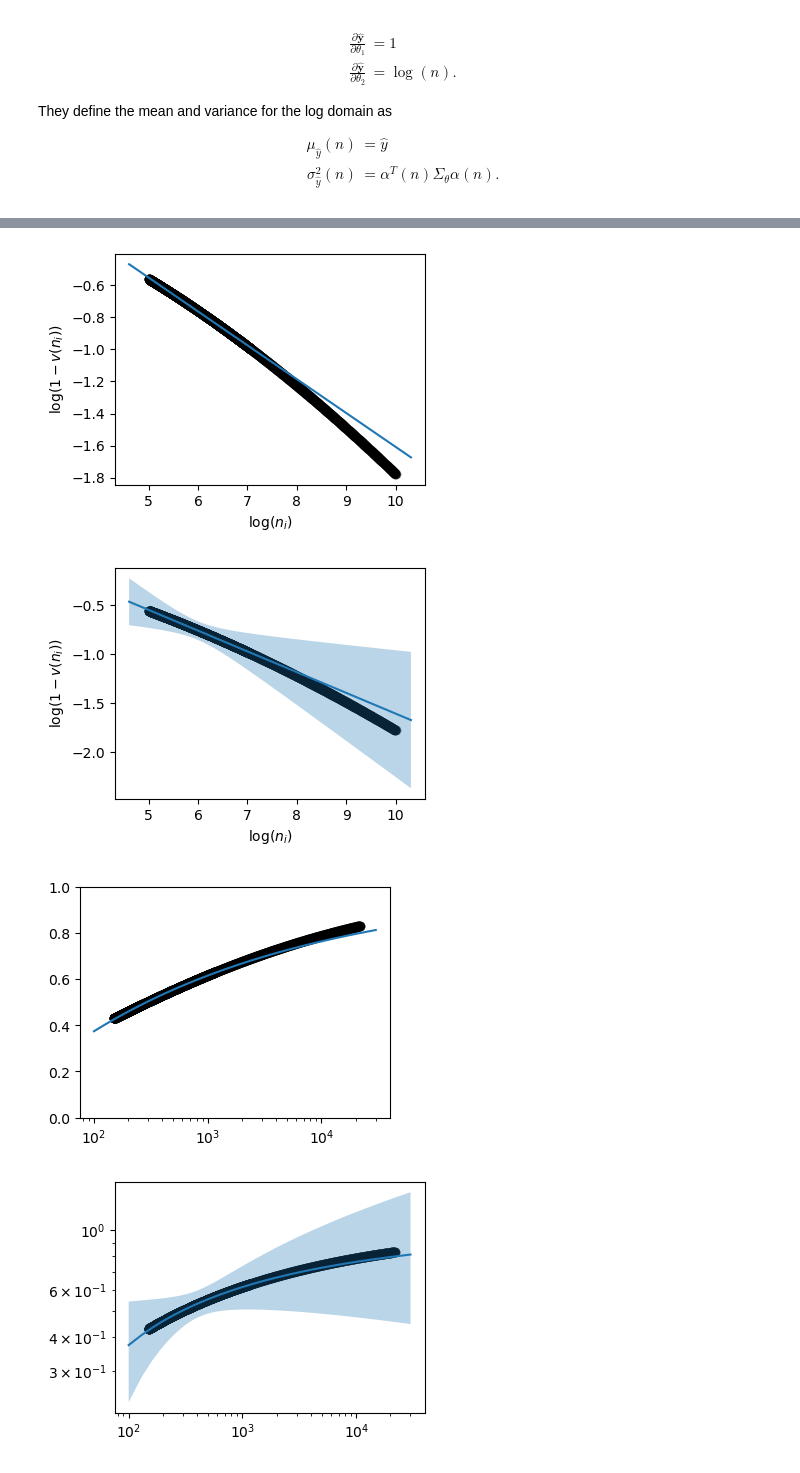
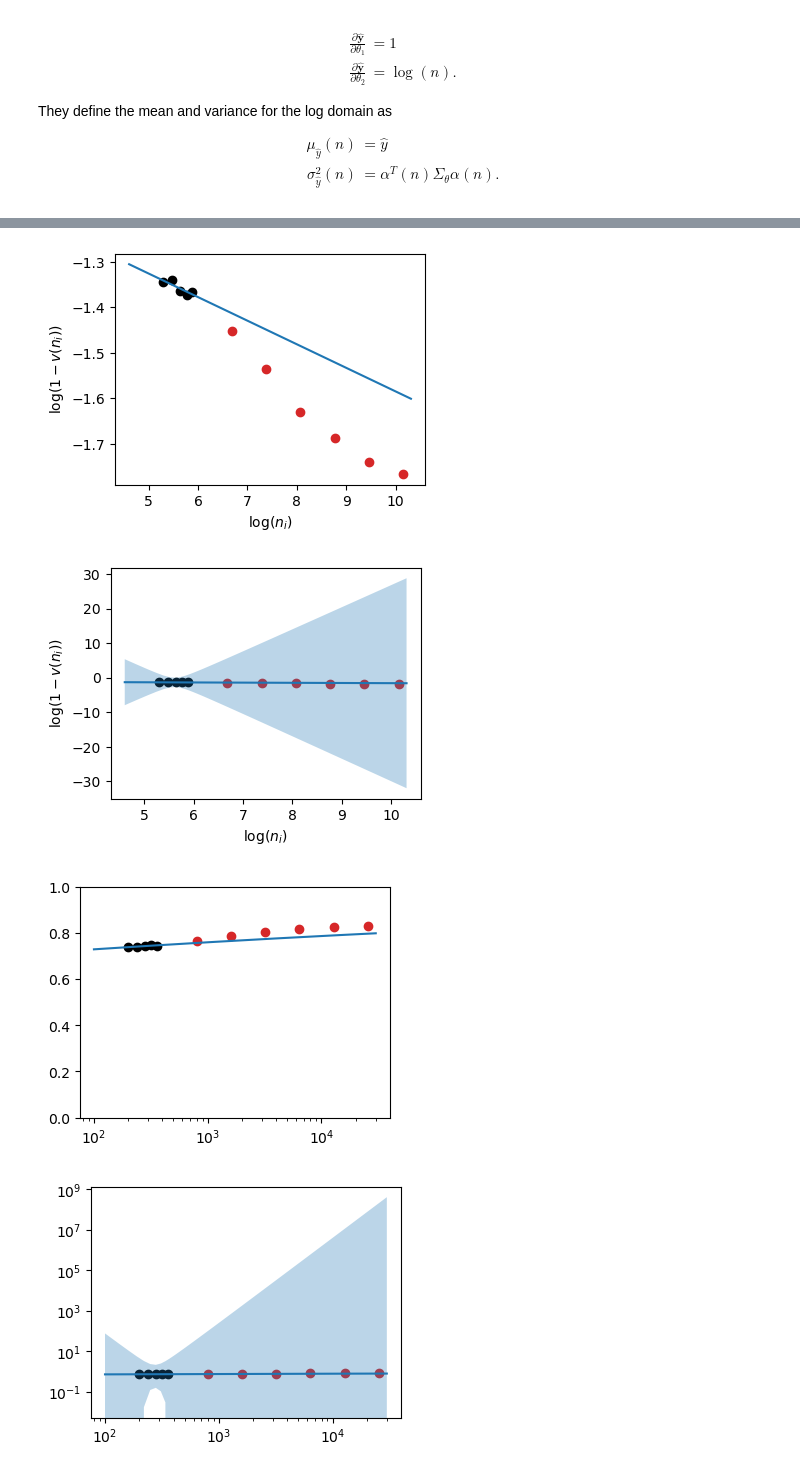
Before and after one commit to tufts-ml/extrapolating-classifier-accuracy-to-larger-datasets, a Jupyter notebook: notebooks/previous_methods.ipynb, the cells around one changed output, grey strips where cells are left out. Cells and saved outputs as stored; diff of their text form; code cells hidden in the pictures.

```diff
--- a/notebooks/previous_methods.ipynb
+++ b/notebooks/previous_methods.ipynb
@@ -59,9 +59,11 @@ They define the mean and variance for the log domain as
 # %%
 X = [200, 240, 280, 320, 360, 800, 1600, 3200, 6400, 12800, 25600]
 y = [0.7394, 0.7379, 0.7443, 0.7464, 0.7449, 0.7660, 0.7845, 0.8041, 0.8148, 0.8245, 0.8291]
-# For an example where both Xs and ys fall on a log scale use uncomment X and y below
-X = np.exp(np.logspace(0.7, 1, 2000))
-y = 1-np.exp(-np.logspace(-0.25, 0.25, 2000))
+n_training_samples = 5
+# For an example where both Xs and ys fall on a log scale uncomment X, y, and n_training_samples below
+#X = np.exp(np.logspace(0.7, 1, 2000))
+#y = 1-np.exp(-np.logspace(-0.25, 0.25, 2000))
+#n_training_samples = 1000
 fig, ax = plt.subplots(ncols=1, nrows=1, figsize=(4, 3))
 ax.scatter(X, y, color='black')
 fig.show()
@@ -89,14 +90,14 @@ alphas = np.array([[[1], [x]] for x in log_samples])
 y_means = np.array([float(alpha.T@thetas) for alpha in alphas])
 # Plot mean prediction
 fig, ax = plt.subplots(ncols=1, nrows=1, figsize=(4, 3))
-ax.scatter(X_train[:,1], y_train, color='black', alpha=1.0)
-ax.scatter(X_test[:,1], y_test, color='black', alpha=0.3)
+ax.scatter(X_train[:,1], y_train, color='black')
+ax.scatter(X_test[:,1], y_test, color='#d62728')
 ax.plot(log_samples, y_means)
 ax.set_xlabel(r'$\log(n_i)$')
 ax.set_ylabel(r'$\log(1-v(n_i))$')
 fig.show()
 # %% [output]
-[figure, old version]
+[figure, new version]
 # %%
 # Calculate Jacobian and Sigma
 J = np.array([[1, x] for x in X_train[:,1]])
@@ -106,40 +107,40 @@ y_lowers = y_means-(3*np.sqrt(y_sigmas))
 y_uppers = y_means+(3*np.sqrt(y_sigmas))
 # Plot uncertainty
 fig, ax = plt.subplots(ncols=1, nrows=1, figsize=(4, 3))
-ax.scatter(X_train[:,1], y_train, color='black', alpha=1.0)
-ax.scatter(X_test[:,1], y_test, color='black', alpha=0.3)
+ax.scatter(X_train[:,1], y_train, color='black')
+ax.scatter(X_test[:,1], y_test, color='#d62728')
 ax.plot(log_samples, y_means)
 ax.fill_between(log_samples, y_lowers, y_uppers, alpha=0.3)
 ax.set_xlabel(r'$\log(n_i)$')
 ax.set_ylabel(r'$\log(1-v(n_i))$')
 fig.show()
 # %% [output]
-[figure, old version]
+[figure, new version]
 # %%
 means = [norm(loc=y_mean, scale=np.sqrt(y_sigma)).mean() for y_mean, y_sigma in zip(y_means, y_sigmas)]
 # Plot uncertainty
 fig, ax = plt.subplots(ncols=1, nrows=1, figsize=(4, 3))
-ax.scatter(np.exp(X_train[:,1]), 1-np.exp(y_train), color='black', alpha=1.0)
-ax.scatter(np.exp(X_test[:,1]), 1-np.exp(y_test), color='black', alpha=0.3)
+ax.scatter(np.exp(X_train[:,1]), 1-np.exp(y_train), color='black')
+ax.scatter(np.exp(X_test[:,1]), 1-np.exp(y_test), color='#d62728')
 ax.plot(samples, 1-np.exp(means))
 ax.set_ylim([0.0, 1.0])
 ax.set_xscale('log')
 fig.show()
 # %% [output]
-[figure, old version]
+[figure, new version]
 # %%
 means = [lognorm(s=np.sqrt(y_sigma), loc=-np.exp(y_mean)).ppf(0.5) for y_mean, y_sigma in zip(y_means, y_sigmas)]
 lowers = [lognorm(s=np.sqrt(y_sigma), loc=-np.exp(y_mean)).ppf(0.025) for y_mean, y_sigma in zip(y_means, y_sigmas)]
 uppers = [lognorm(s=np.sqrt(y_sigma), loc=-np.exp(y_mean)).ppf(0.975) for y_mean, y_sigma in zip(y_means, y_sigmas)]
 # Plot uncertainty
 fig, ax = plt.subplots(ncols=1, nrows=1, figsize=(4, 3))
-ax.scatter(np.exp(X_train[:,1]), 1-np.exp(y_train), color='black', alpha=1.0)
-ax.scatter(np.exp(X_test[:,1]), 1-np.exp(y_test), color='black', alpha=0.3)
+ax.scatter(np.exp(X_train[:,1]), 1-np.exp(y_train), color='black')
+ax.scatter(np.exp(X_test[:,1]), 1-np.exp(y_test), color='#d62728')
 ax.plot(samples, means)
 ax.fill_between(samples, lowers, uppers, alpha=0.3)
 #ax.set_ylim([0.0, 1])
 ax.set_xscale('log')
 ax.set_yscale('log')
 fig.show()
 # %% [output]
-[figure, old version]
+[figure, new version]
```
Also changed, not shown: parts of 3 cells of this notebook.
